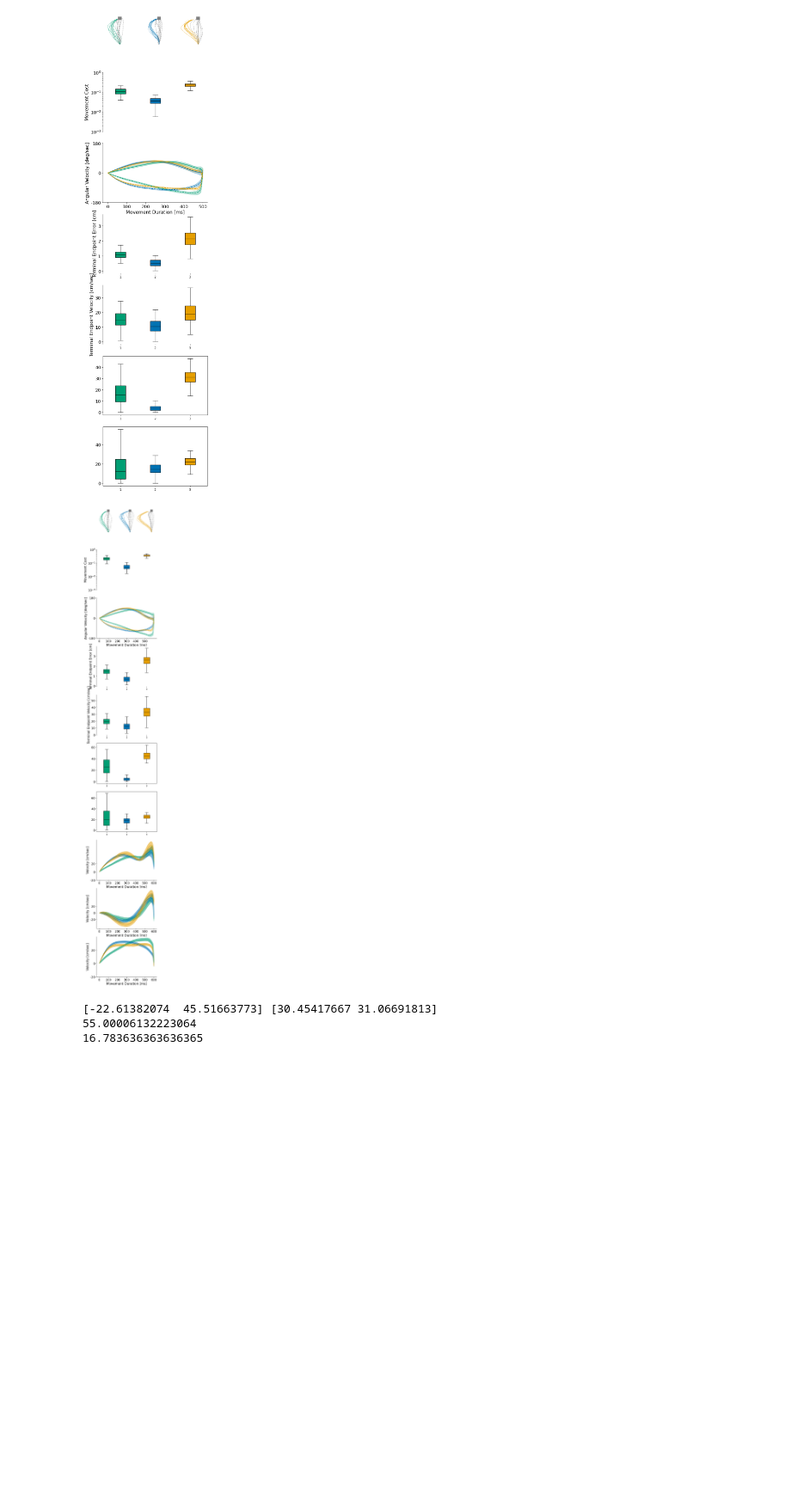
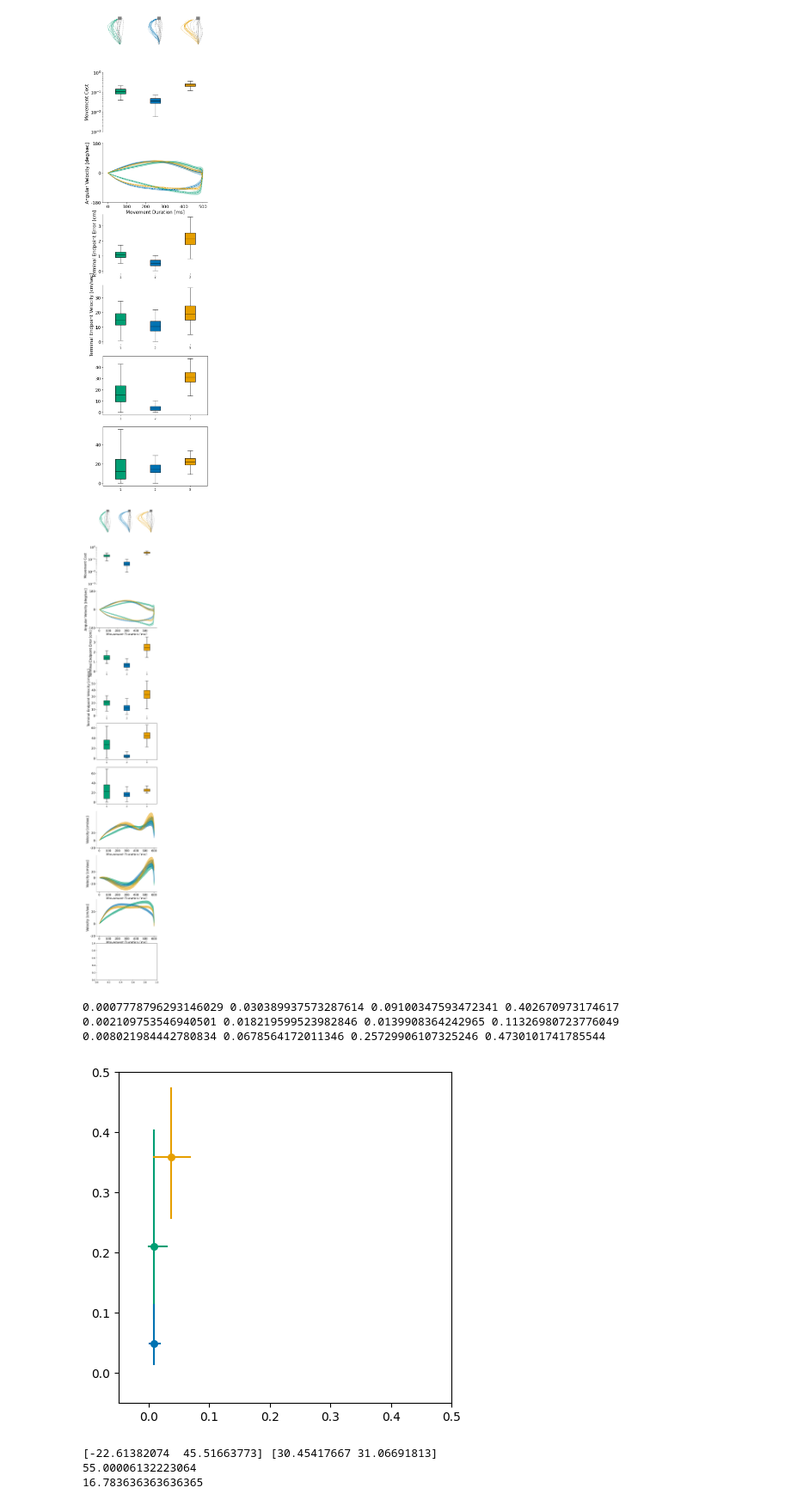
Before and after one commit to AlexandreThy/PhD, a Jupyter notebook: CurrentParts/PaperPlot.ipynb, the cells around one changed output. Shown at 86% size. Drawn from its saved outputs; the diff is of its cells as text; code cells hidden in the pictures; blank space fills up the shorter version.

```diff
--- a/CurrentParts/PaperPlot.ipynb
+++ b/CurrentParts/PaperPlot.ipynb
@@ -512,9 +512,10 @@ def Cost_function(x,u,w1 = 100,w2 = .05,r = .1,tg = [0,0] ):
 
 MovementTime = .6
 NumIteration = 60
-Time = np.linspace(0,MovementTime*1000,NumIteration)
+Time = np.linspace(0,MovementTime*1000,NumIteration+1)
 
 fig,ax = plt.subplots(11,figsize = (5,40))
+
 NUM_SIM = 100
 
 def Compute_Cartesian_Speed(x):
@@ -525,17 +526,18 @@ def Compute_Cartesian_Speed(x):
     return Velx,Vely,np.sqrt(Velx**2 + Vely**2)
 
 Cost_value = np.zeros((NUM_SIM,3))
-Velocities = np.zeros((NUM_SIM,3,2,NumIteration))
-Velocities = np.zeros((NUM_SIM,3,2,NumIteration))
-Trajectories = np.zeros((NUM_SIM,3,2,NumIteration))
+Cost_value_NOFF = np.zeros((NUM_SIM,3))
+Velocities = np.zeros((NUM_SIM,3,2,NumIteration+1))
+Velocities = np.zeros((NUM_SIM,3,2,NumIteration+1))
+Trajectories = np.zeros((NUM_SIM,3,2,NumIteration+1))
 st = [0,45]
 tg = [0,60]
 ffpow = 4e-4
 
 colors = ["#009E73","#0072B2","#E69F00"]
 legend = ["ILQG","FL","DLQG"]
-absolute_cartesian_velocity = np.zeros((NUM_SIM,3,NumIteration))
-xy_cartesian_velocity = np.zeros((NUM_SIM,3,2,NumIteration))
+absolute_cartesian_velocity = np.zeros((NUM_SIM,3,NumIteration+1))
+xy_cartesian_velocity = np.zeros((NUM_SIM,3,2,NumIteration+1))
 for i in range(NUM_SIM):
     xILQG,yILQG,zilqg,uILQG=simulate_ILQG(MovementTime,WP,WV,WR,tg,st,NumIteration,delay = 0.06,Noise=True,print_iterations=False,FF =  True,ff_power=ffpow)
     xFL,yFL,xfl,uFL = simulate_FL(Duration=MovementTime,w1=WP,w2=WP,w3=WV,w4=WV,r=1e-8,Num_iter=NumIteration,starting_point=st,targets=tg,Delay = 0.06,Activate_Noise=True,FF = True,ff_power=ffpow)
@@ -556,10 +558,12 @@ for i in range(NUM_SIM):
     xy_cartesian_velocity[i,2,0],xy_cartesian_velocity[i,2,1],absolute_cartesian_velocity[i,2] = Compute_Cartesian_Speed(z)
     Cost_value[i]=[Cost_function(zilqg,uILQG,tg = tg),Cost_function(xfl,uFL,tg = tg),Cost_function(z.T,uDLQG,tg = tg)]
 
+    xILQG,yILQG,zilqg,uILQG=simulate_ILQG(MovementTime,WP,WV,WR,tg,st,NumIteration,delay = 0.06,Noise=True,print_iterations=False,FF =  False, ff_power=0)
+    xFL,yFL,xfl,uFL = simulate_FL(Duration=MovementTime,w1=WP,w2=WP,w3=WV,w4=WV,r=1e-8,Num_iter=NumIteration,starting_point=st,targets=tg,Delay = 0.06,Activate_Noise=True,FF = False,ff_power=0)
+    xLQG,yLQG,uDLQG,z=DLQG_6Muscles(w1 = WP,w2 = WP,w3 = WV,w4 = WV, Duration=MovementTime,r1 = WR,Num_iter=NumIteration,starting_point=st,targets=tg,plot = False,Delay = 0.06,Activate_Noise=True,FF = False,ff_power=0)
+    Cost_value_NOFF[i]=[Cost_function(zilqg,uILQG,tg = tg),Cost_function(xfl,uFL,tg = tg),Cost_function(z.T,uDLQG,tg = tg)]
+
     if i <= 10:
-        xILQG,yILQG,zilqg,uILQG=simulate_ILQG(MovementTime,WP,WV,WR,tg,st,NumIteration,delay = 0.06,Noise=True,print_iterations=False,FF =  False, ff_power=0)
-        xFL,yFL,xfl,uFL = simulate_FL(Duration=MovementTime,w1=WP,w2=WP,w3=WV,w4=WV,r=1e-8,Num_iter=NumIteration,starting_point=st,targets=tg,Delay = 0.06,Activate_Noise=True,FF = False,ff_power=0)
-        xLQG,yLQG,uDLQG,z=DLQG_6Muscles(w1 = WP,w2 = WP,w3 = WV,w4 = WV, Duration=MovementTime,r1 = WR,Num_iter=NumIteration,starting_point=st,targets=tg,plot = False,Delay = 0.06,Activate_Noise=True,FF = False,ff_power=0)
 
         ax[0].plot(xILQG,yILQG, color="grey", linewidth=.6,linestyle = "-.")
         ax[0].plot(xFL+15,yFL, color="grey", linewidth=.6,linestyle = "-.")
@@ -680,34 +684,79 @@ for i in range(3):
 TerminalEndPointVel = np.copy(absolute_cartesian_velocity[:,:, -1])
 TerminalEndPoint = np.sqrt((Trajectories[:,:,0,-1])**2+(Trajectories[:,:,1,-1]-60)**2)
 TerminalAngVel = np.abs(Velocities[:,:,:,-1])
 
 box2 = ax[3].boxplot(TerminalEndPoint, patch_artist=True,
     medianprops=dict(color='black'),
     whiskerprops=dict(color='black'),
     capprops=dict(color='black'),showfliers=False)
 
 box3 = ax[4].boxplot(TerminalEndPointVel, patch_artist=True,
     medianprops=dict(color='black'),
     whiskerprops=dict(color='black'),
     capprops=dict(color='black'),showfliers=False)
 
 box4 = ax[5].boxplot(TerminalAngVel[:,:,0]*180/np.pi, patch_artist=True,
     medianprops=dict(color='black'),
     whiskerprops=dict(color='black'),
     capprops=dict(color='black'),showfliers=False)
 
 box5 = ax[6].boxplot(TerminalAngVel[:,:,1]*180/np.pi, patch_artist=True,
     medianprops=dict(color='black'),
     whiskerprops=dict(color='black'),
     capprops=dict(color='black'),showfliers=False)
 
 for box in [box2,box3,box4,box5]:
     for patch, color in zip(box['boxes'], colors):
         patch.set_facecolor(color)
 plt.savefig("FF3Controllers.svg",dpi = 300)
 plt.show()
+
+from matplotlib.patches import Ellipse
+from scipy.stats import chi2
+
+
+def percentile_cross(x, y, ax, p=95, color="black"):
+    """
+    Plot a percentile cross centered at the mean of x and y.
+    """
+    x = np.asarray(x)
+    y = np.asarray(y)
+
+    # Mean
+    mx = np.mean(x)
+    my = np.mean(y)
+
+    # Percentile bounds
+    alpha = (100 - p) / 2
+    x_low, x_high = np.percentile(x, [alpha, 100 - alpha])
+    y_low, y_high = np.percentile(y, [alpha, 100 - alpha])
+
+    print(x_low, x_high, y_low, y_high)
+
+    # Horizontal line (X uncertainty)
+    ax.plot([x_low, x_high], [my, my], color=color, linewidth=1.5)
+
+    # Vertical line (Y uncertainty)
+    ax.plot([mx, mx], [y_low, y_high],color=color,linewidth = 1.5)
+
+    # Mean marker
+    ax.scatter(mx, my, marker='o', color=color, s = 30)
+
+fig,ax = plt.subplots(figsize = (5,5))
+Mean_Cost = np.mean(Cost_value,axis = 0)
+Mean_Cost_NOFF = np.mean(Cost_value_NOFF,axis = 0)
+for i in range(3):
+    percentile_cross(Cost_value_NOFF[:,i], Cost_value[:,i], ax, color=colors[i])
+ax.set_xlim(-.05,0.5)
+ax.set_ylim(-.05,0.5)
+
+plt.savefig("FFvsNOFF.svg",dpi = 300)
 # %% [output]
-[figure, old version]
+[figure, new version]
+0.0007778796293146029 0.030389937573287614 0.09100347593472341 0.402670973174617
+0.002109753546940501 0.018219599523982846 0.0139908364242965 0.11326980723776049
+0.008021984442780834 0.0678564172011346 0.25729906107325246 0.4730101741785544
+[figure, added]
 # %%
 st,tg = longmovement_1()
 st,tg = np.array(st),np.array(tg)
```
Also changed, not shown: parts of 1 cell of this notebook, 1 other file.
